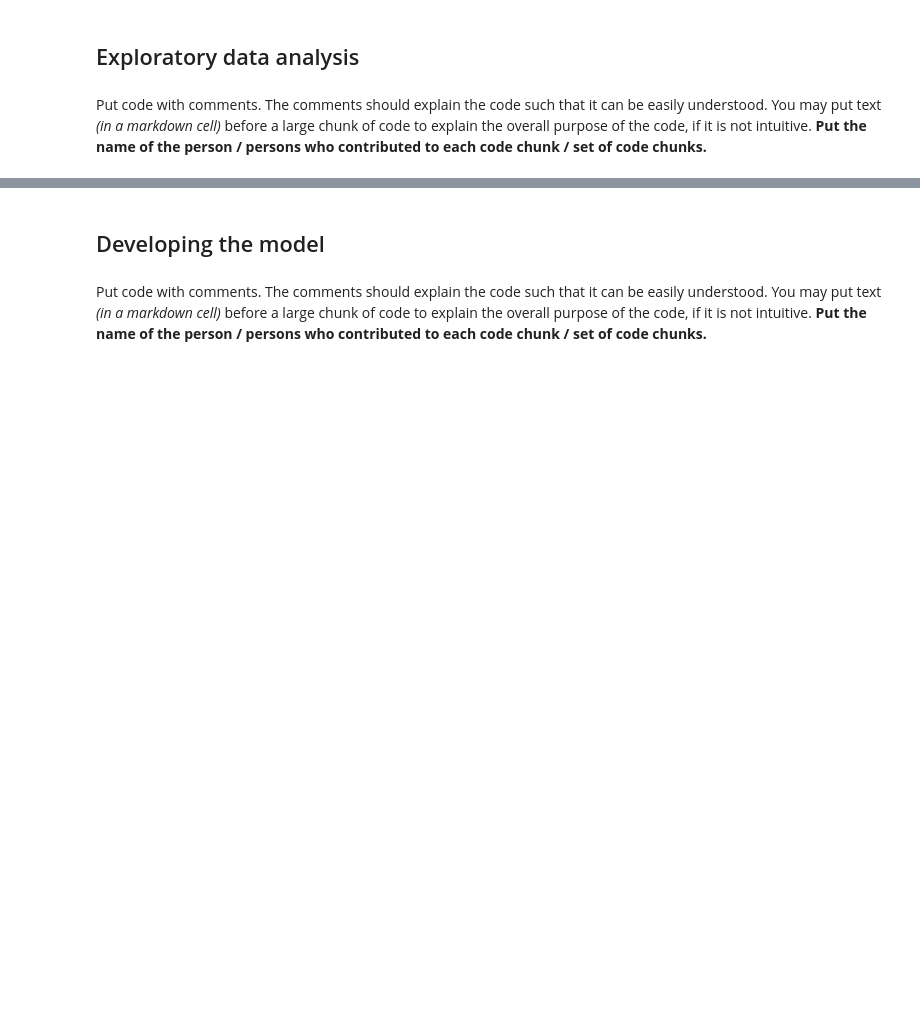
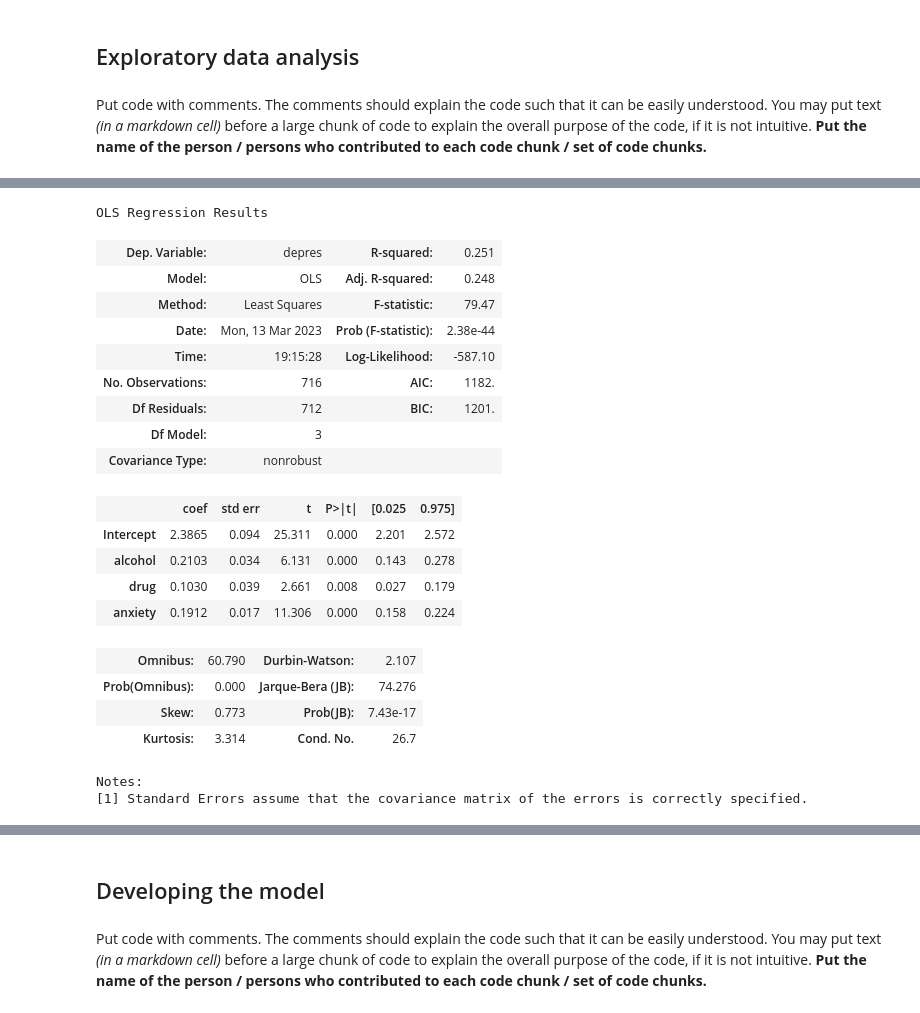
Before and after one commit to marlenealanis/stat-303-2-project, a Jupyter notebook: Project Code Template.ipynb, the cells around one changed output, grey strips where cells are left out. Drawn from its saved outputs; the diff is of its cells as text; code cells hidden in the pictures; blank space fills up the shorter version.

```diff
--- a/Project Code Template.ipynb
+++ b/Project Code Template.ipynb
@@ -195,0 +195,28 @@ plt.show()
+# %%
+# Marlene
+# model with no changes
+ols_object = smf.ols(formula = 'depres~alcohol + drug + anxiety', data = train)
+model = ols_object.fit()
+model.summary()
+# %% [output]
+OLS Regression Results
+| Dep. Variable: | depres | R-squared: | 0.251 |
+| Model: | OLS | Adj. R-squared: | 0.248 |
+| Method: | Least Squares | F-statistic: | 79.47 |
+| Date: | Mon, 13 Mar 2023 | Prob (F-statistic): | 2.38e-44 |
+| Time: | 19:15:28 | Log-Likelihood: | -587.10 |
+| No. Observations: | 716 | AIC: | 1182. |
+| Df Residuals: | 712 | BIC: | 1201. |
+| Df Model: | 3 |  |  |
+| Covariance Type: | nonrobust |  |  |
+|  | coef | std err | t | P>|t| | [0.025 | 0.975] |
+| Intercept | 2.3865 | 0.094 | 25.311 | 0.000 | 2.201 | 2.572 |
+| alcohol | 0.2103 | 0.034 | 6.131 | 0.000 | 0.143 | 0.278 |
+| drug | 0.1030 | 0.039 | 2.661 | 0.008 | 0.027 | 0.179 |
+| anxiety | 0.1912 | 0.017 | 11.306 | 0.000 | 0.158 | 0.224 |
+| Omnibus: | 60.790 | Durbin-Watson: | 2.107 |
+| Prob(Omnibus): | 0.000 | Jarque-Bera (JB): | 74.276 |
+| Skew: | 0.773 | Prob(JB): | 7.43e-17 |
+| Kurtosis: | 3.314 | Cond. No. | 26.7 |
+Notes:
+[1] Standard Errors assume that the covariance matrix of the errors is correctly specified.
```
Also changed, not shown: parts of 10 cells of this notebook.
